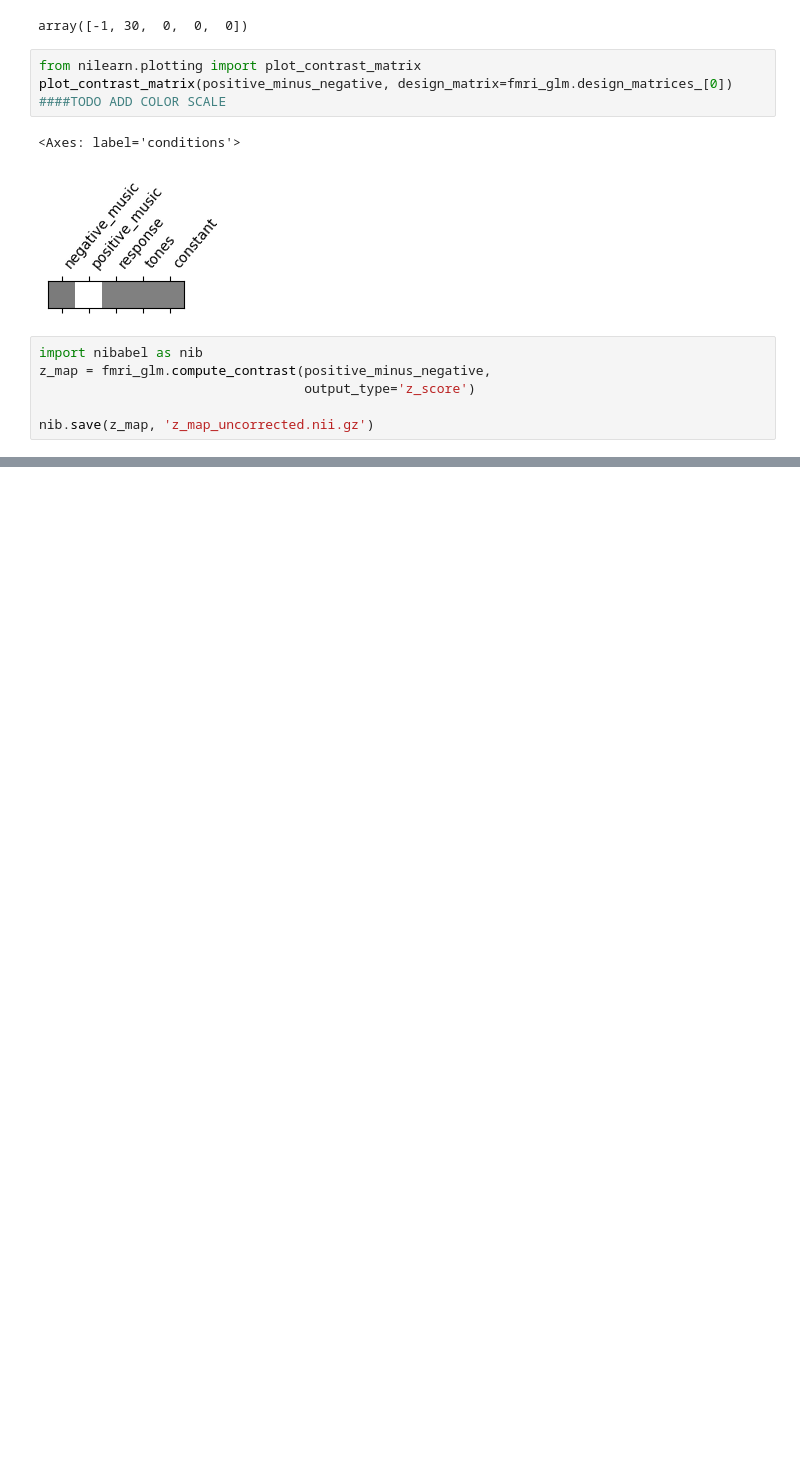
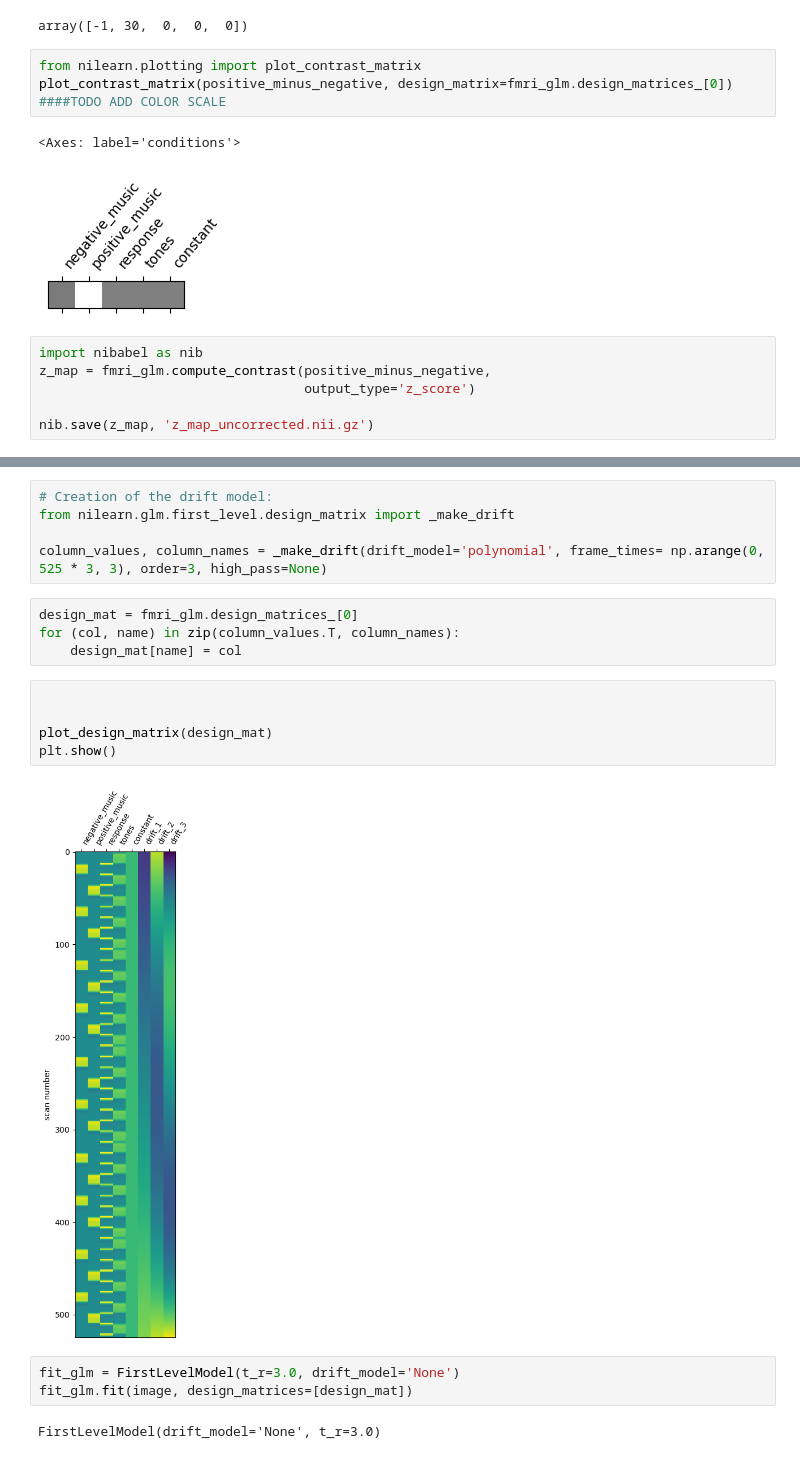
Before and after one commit to maverest/NSSP_Project_1, a Jupyter notebook: NSSP_mini_project1.ipynb, the cells around one changed output, grey strips where cells are left out. Drawn from its saved outputs; the diff is of its cells as text; blank space fills up the shorter version.

```diff
--- a/NSSP_mini_project1.ipynb
+++ b/NSSP_mini_project1.ipynb
@@ -400,0 +473,21 @@ plt.show()
+# %%
+# Creation of the drift model:
+from nilearn.glm.first_level.design_matrix import _make_drift
+
+column_values, column_names = _make_drift(drift_model='polynomial', frame_times= np.arange(0, 525 * 3, 3), order=3, high_pass=None)
+# %%
+design_mat = fmri_glm.design_matrices_[0]
+for (col, name) in zip(column_values.T, column_names):
+    design_mat[name] = col
+# %%
+
+
+plot_design_matrix(design_mat)
+plt.show()
+# %% [output]
+[figure, added]
+# %%
+fit_glm = FirstLevelModel(t_r=3.0, drift_model='None')
+fit_glm.fit(image, design_matrices=[design_mat])
+# %% [output]
+FirstLevelModel(drift_model='None', t_r=3.0)
```
Also changed, not shown: parts of 23 cells of this notebook.
